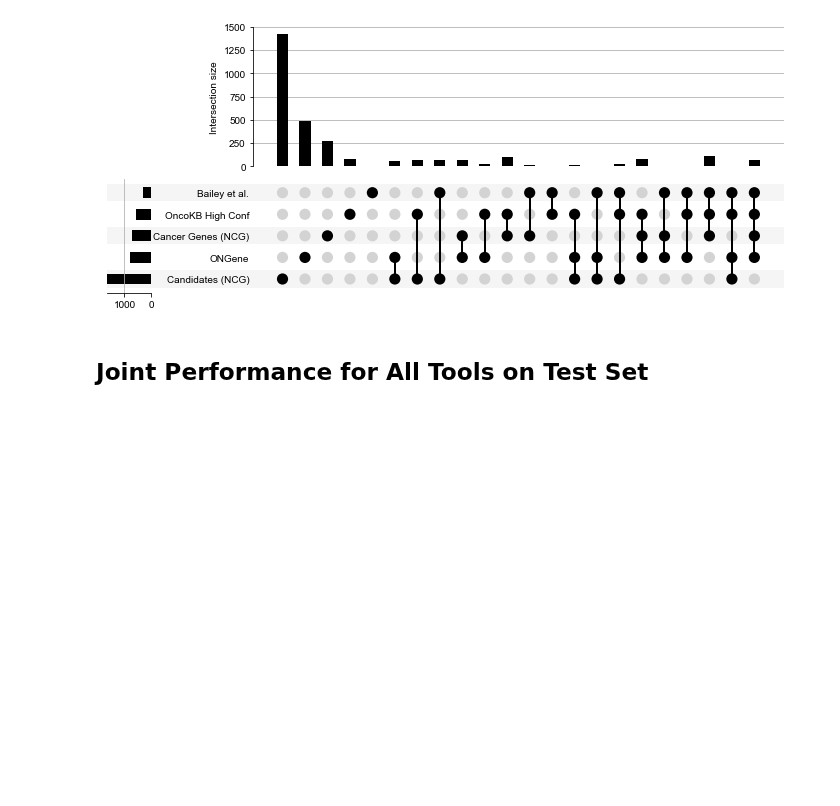
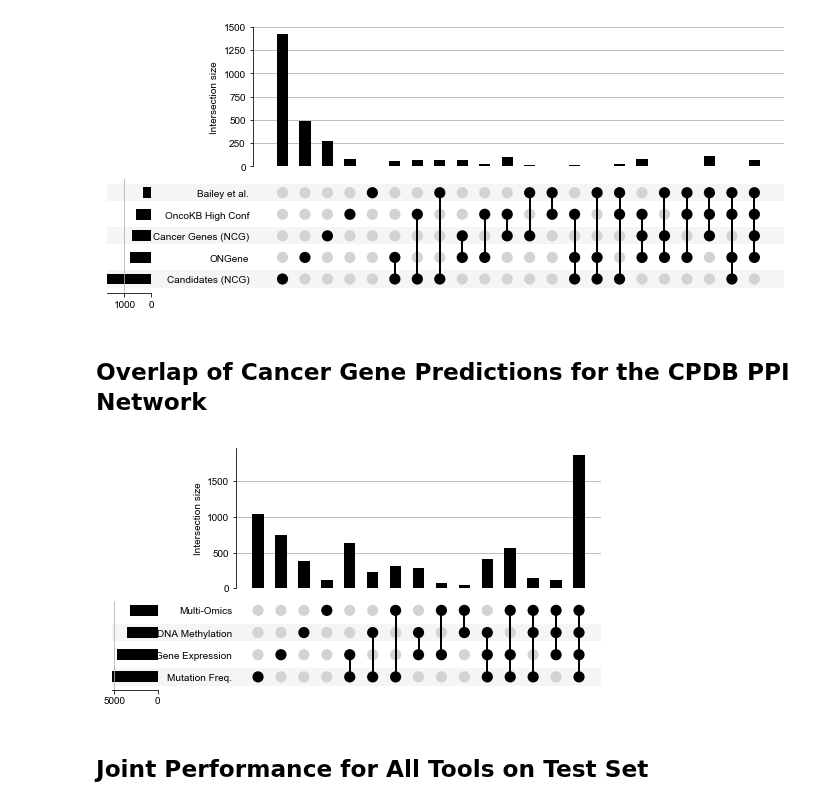
Before and after one commit to schulter/EMOGI, a Jupyter notebook: analysis/performance_evaluation.ipynb, the cells around one changed output. Saved outputs shown, nothing was run; the diff lists cells and outputs as text; code cells hidden in the pictures; blank space fills up the shorter version.

Commit message:
Added overlap between omics levels to analysis.

```diff
--- a/analysis/performance_evaluation.ipynb
+++ b/analysis/performance_evaluation.ipynb
@@ -530,6 +530,34 @@ _ = upsetplot.plot(contents, subset_size='auto', fig=fig)
 #fig.savefig('../data/pancancer/overlap_independent_cancergenesets.svg')
 # %% [output]
 [figure]
+# %% [markdown]
+## Overlap of Cancer Gene Predictions for the CPDB PPI Network
+# %%
+mapping_omics = {'expression': 'Gene Expression', 'methylation': 'DNA Methylation',
+                'mutations': 'Mutation Freq.', 'multiomics': 'Multi-Omics'
+                #'mutation_expression': 'Mutations & Expression',
+                #'methylation_expression': 'DNA Meth. & Expression',
+                #'methylation_mutation': 'DNA Meth. & Mutations.'
+               }
+
+single_omics_pred_dict = {}
+for d in os.listdir(dir_cpdb):
+        training_dir = os.path.join(dir_cpdb, d)
+        if os.path.isdir(training_dir) and os.path.isfile(os.path.join(training_dir, 'hyper_params.txt')):
+            pred_omics = postprocessing.get_predictions(training_dir)
+            data = postprocessing.get_training_data(training_dir)
+            network, features, y_train, y_val, y_test, train_mask, val_mask, test_mask, node_names, feat_names = data
+            cutoff = postprocessing.get_optimal_cutoff(pred_omics, node_names, test_mask, y_test)
+            pred_pos_omics = pred_omics[pred_omics.Mean_Pred >= cutoff]
+            if d in mapping_omics:
+                single_omics_pred_dict[mapping_omics[d]] = list(pred_pos_omics.Name)
+
+fig = plt.figure(figsize=(20, 40))
+contents = upsetplot.from_contents(single_omics_pred_dict)
+_ = upsetplot.plot(contents, subset_size='auto', fig=fig)
+fig.savefig(os.path.join(dir_cpdb, 'overlap_omics_predictions.svg'))
+# %% [output]
+[figure, added]
 # %% [markdown]
 ## Joint Performance for All Tools on Test Set
 # %%
```
